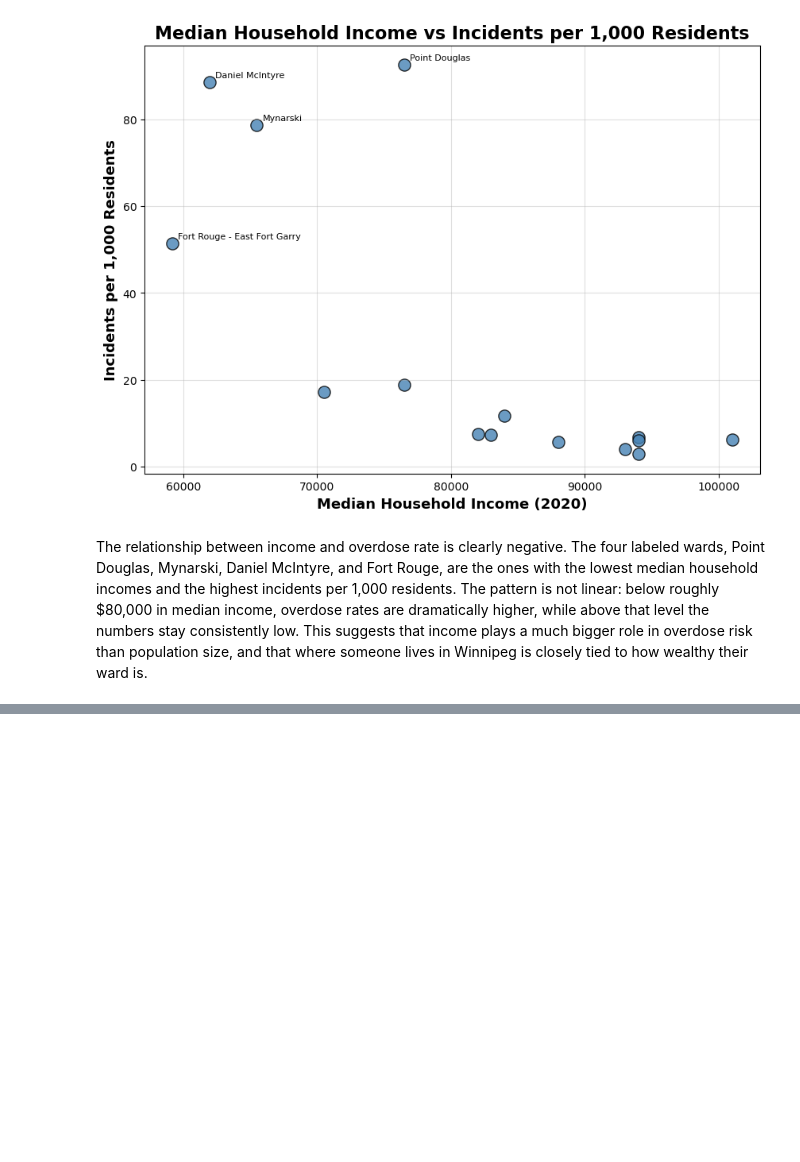
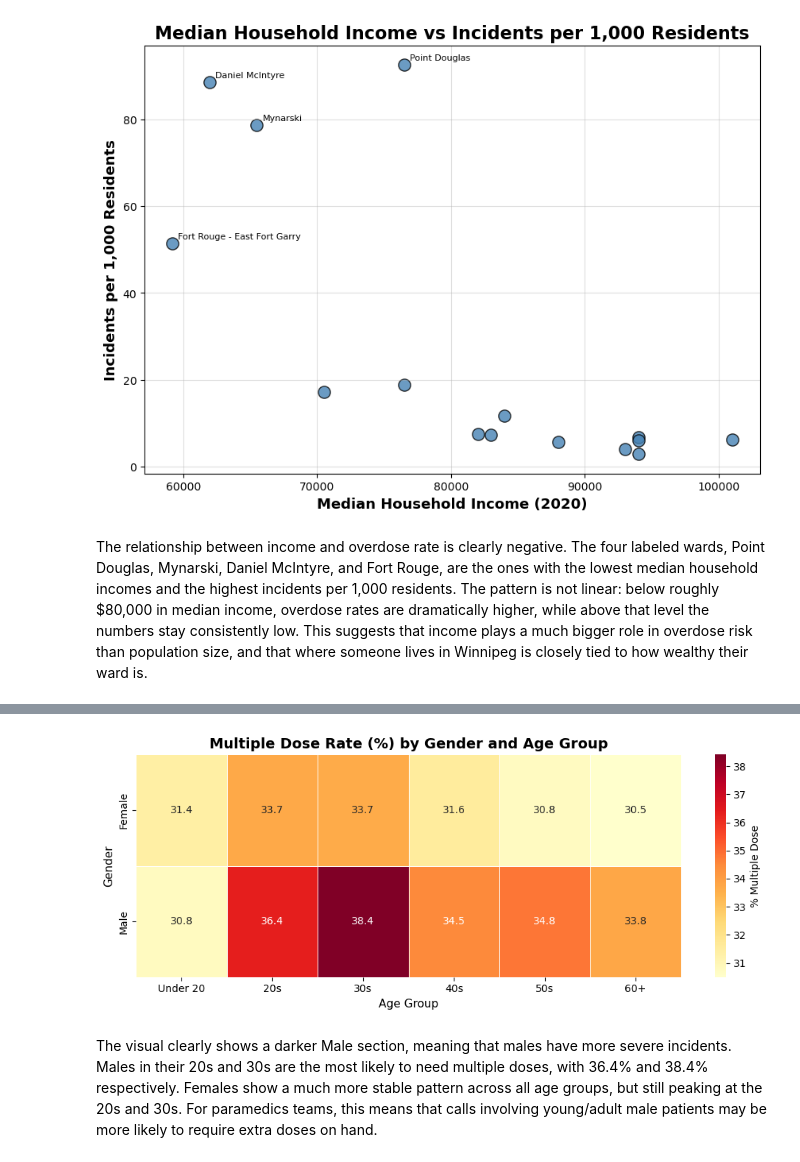
Before and after one commit to renatoblandi/comp-2040-project-3, a Jupyter notebook: notebooks/analysis.ipynb, the cells around one changed output, grey strips where cells are left out. Saved outputs shown, nothing was run; the diff lists cells and outputs as text; code cells hidden in the pictures; blank space fills up the shorter version.

Commit message:
Add heatmap and analysis answering question 4

```diff
--- a/notebooks/analysis.ipynb
+++ b/notebooks/analysis.ipynb
@@ -170,0 +174,31 @@ The relationship between income and overdose rate is clearly negative. The four
+# %%
+# preparing the data
+
+# separating age range in bigger sections (age_group)
+bins = [0, 19, 29, 39, 49, 59, 200]
+labels = ["Under 20", "20s", "30s", "40s", "50s", "60+"]
+df["age_group"] = pd.cut(df["age_midpoint"], bins=bins, labels=labels)
+
+pivot = df.groupby(["gender", "age_group"], observed="True")["is_multiple_dose"].mean() * 100
+pivot = pivot.unstack()
+
+# plotting
+fig, ax = plt.subplots(figsize=(10, 4))
+
+# creating a heatmap for % of multiple dose by gender (y-axis) and age_group (x_axis)
+# showing the percentages for each point (square)
+sns.heatmap(pivot, annot=True, fmt=".1f", cmap="YlOrRd", linewidths=0.5,
+            cbar_kws={"label": "% Multiple Dose"}, ax=ax)
+
+# labeling the plot
+ax.set_title("Multiple Dose Rate (%) by Gender and Age Group", fontsize=14, fontweight="bold")
+ax.set_xlabel("Age Group", fontsize=11)
+ax.set_ylabel("Gender", fontsize=11)
+
+# displaying the chart
+plt.tight_layout()
+plt.show()
+# %% [output]
+[figure, added]
+# %% [markdown]
+The visual clearly shows a darker Male section, meaning that males have more severe incidents. Males in their 20s and 30s are the most likely to need multiple doses, with 36.4% and 38.4% respectively. Females show a much more stable pattern across all age groups, but still peaking at the 20s and 30s. For paramedics teams, this means that calls involving young/adult male patients may be more likely to require extra doses on hand.
```
Also changed, not shown: parts of 1 cell of this notebook.
